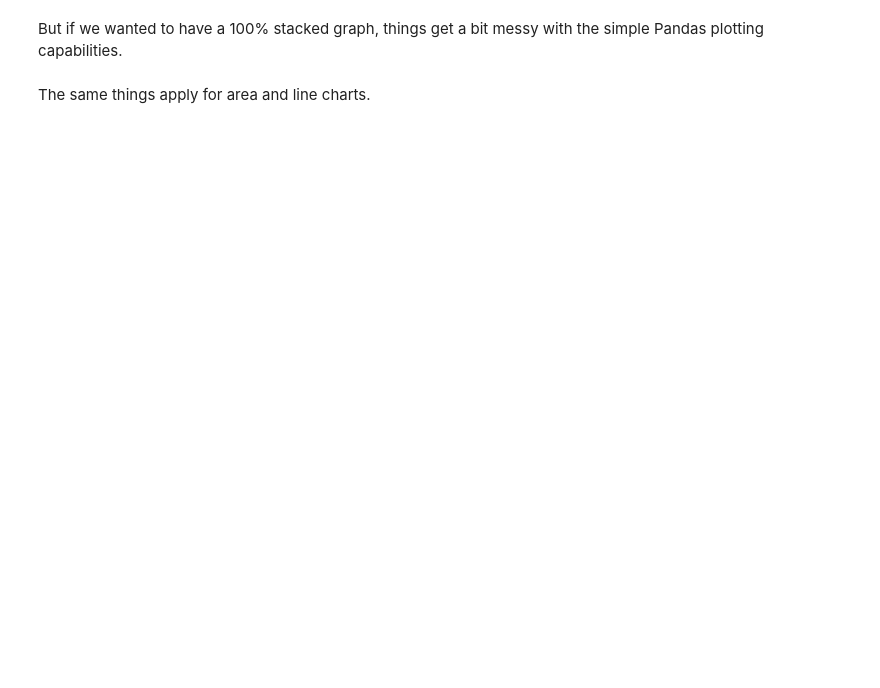
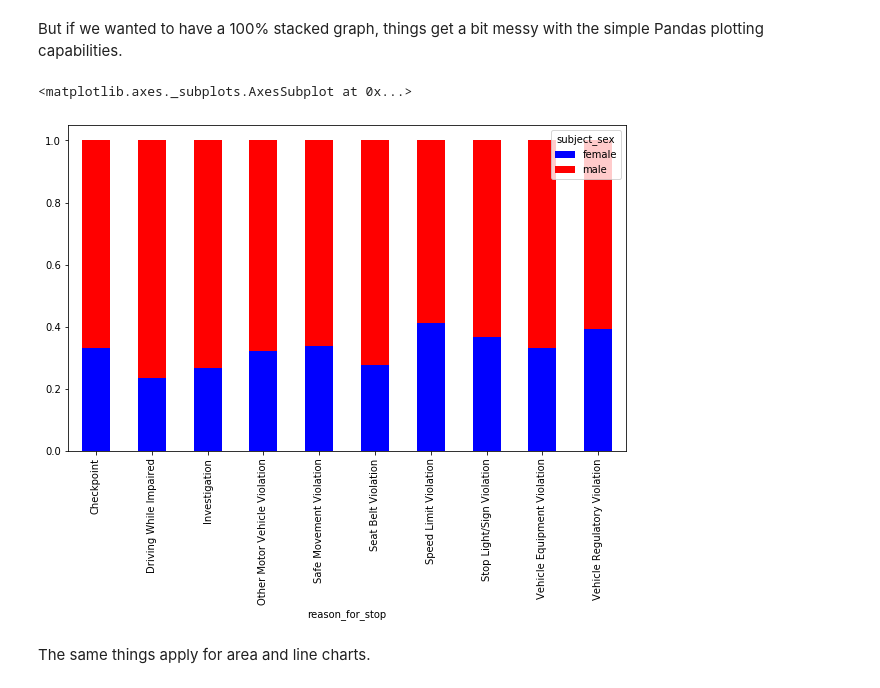
Before and after one commit to NCSU-Libraries/data-viz-workshops, a Jupyter notebook: Data_Vizualization_with_Python/data_visualization.ipynb, the cells around one changed output. Drawn from its saved outputs; the diff is of its cells as text; code cells hidden in the pictures; blank space fills up the shorter version.

```diff
--- a/Data_Vizualization_with_Python/data_visualization.ipynb
+++ b/Data_Vizualization_with_Python/data_visualization.ipynb
@@ -615,8 +641,11 @@ Or stack it together per value of `violation`, and also changin the colors.
 # %% [markdown]
 But if we wanted to have a 100% stacked graph, things get a bit messy with the simple Pandas plotting capabilities.
 # %%
-pivot_table = stops.pivot_table(index='violation', columns='driver_gender', values='state', aggfunc=len)
+pivot_table = stops.pivot_table(index=['reason_for_stop'], columns=['subject_sex'], values='county_name', aggfunc=len)
 pivot_table.div(pivot_table.sum(1), axis=0).plot.bar(stacked=True, color=['blue', 'red'])
+# %% [output]
+<matplotlib.axes._subplots.AxesSubplot at 0x...>
+[figure, added]
 # %% [markdown]
 The same things apply for area and line charts.
 # %%
```
Also changed, not shown: parts of 12 cells of this notebook.
